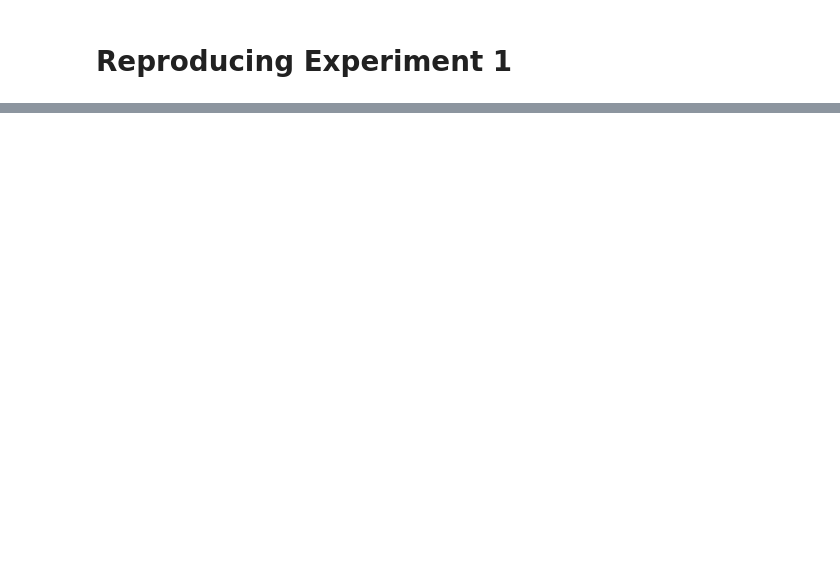
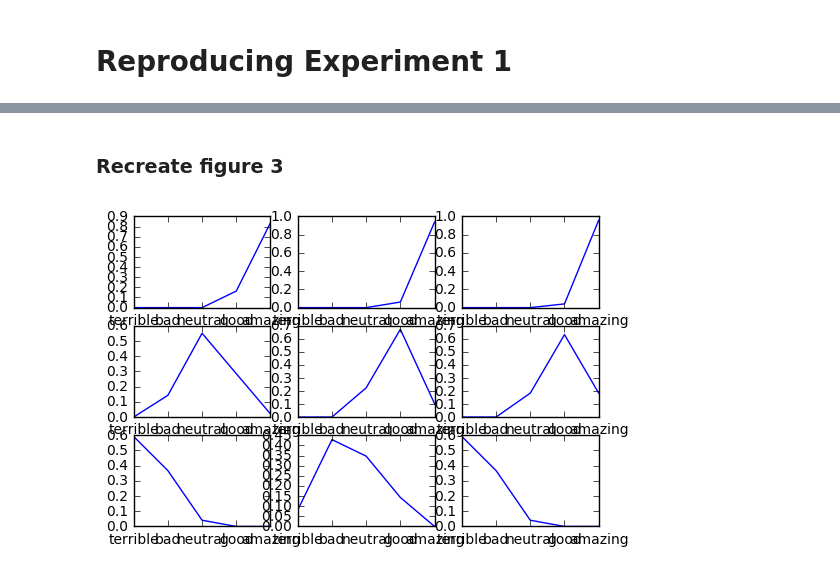
Before and after one commit to BCMarquez/RSA-NN, a Jupyter notebook: irony/irony/Experiment 1.ipynb, the cells around one changed output, grey strips where cells are left out. Saved outputs shown, nothing was run; the diff lists cells and outputs as text; code cells hidden in the pictures; blank space fills up the shorter version.

Commit message:
priors calculated, but there may be an error. I have yet to apply laplace smoothing

```diff
--- a/irony/irony/Experiment 1.ipynb
+++ b/irony/irony/Experiment 1.ipynb
@@ -6,0 +5,4 @@ For each of the nine weather contexts, we obtained the number of participants wh
+# %%
+import numpy as np
+import pandas
+df = pandas.read_csv("data/priors/long.csv")
@@ -6,0 +23,12 @@ For each of the nine weather contexts, we obtained the number of participants wh
+# %%
+prior_states = {}
+groups = df[["imageID", "imageCategory", "stateRating"]].groupby('imageID')
+counts = groups["stateRating"].value_counts()
+
+priors = np.zeros((9,5))
+for val, cnt in counts.iteritems():
+    img_id,state = val[0]-1,val[1]-1
+    priors[img_id][state] = cnt
+
+priors = priors / (priors.sum(axis=1,keepdims=True)) #normalize across rows
+priors
@@ -6,0 +45,20 @@ For each of the nine weather contexts, we obtained the number of participants wh
+# %% [markdown]
+### Recreate figure 3
+# %%
+import matplotlib.pyplot as plt
+
+fig = plt.figure()
+
+labels = ["terrible", "bad", "neutral", "good", "amazing"]
+x = np.arange(5)
+
+y = []
+
+for index, row in enumerate(priors,1):
+    ax1 = fig.add_subplot(33*10+index)
+    ax1.plot(x,row.tolist())
+    plt.xticks(x, labels)
+
+plt.show()
+# %% [output]
+[figure, added]
```
Also changed, not shown: parts of 14 cells of this notebook.
